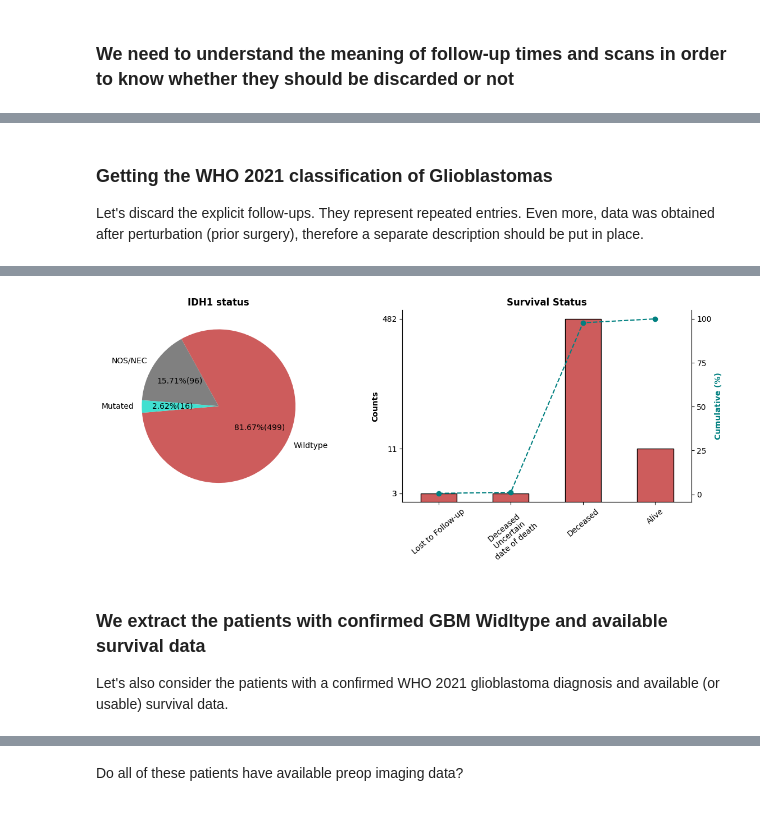
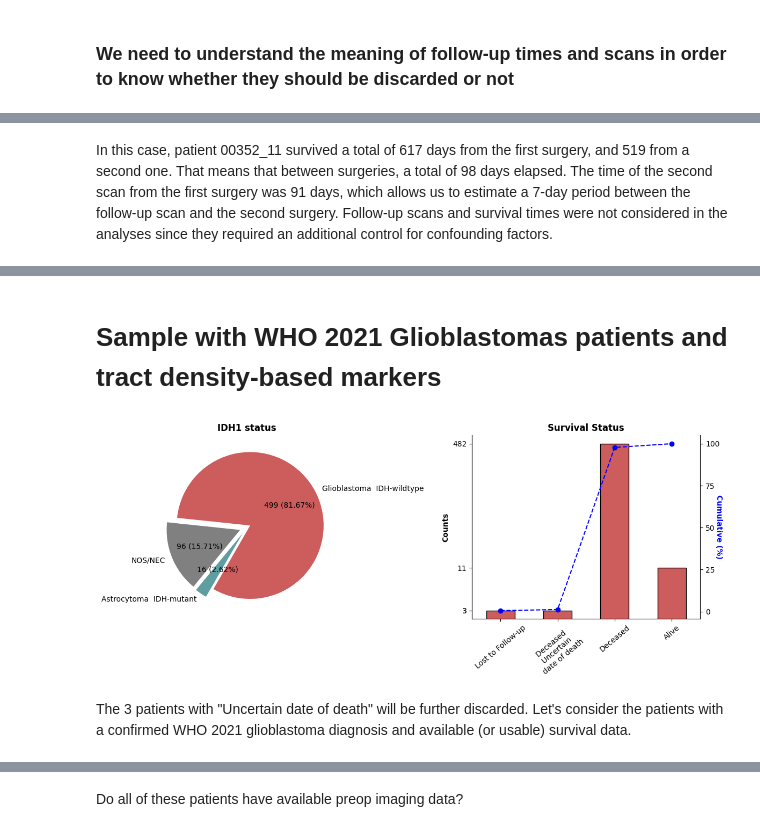
Before and after one commit to JoanSano/NormWM_4_Glioblastoma, a Jupyter notebook: UPENN-GBM/demographics__UPENN.ipynb, the cells around one changed output, grey strips where cells are left out. Cells and saved outputs as stored; diff of their text form; code cells hidden in the pictures.

Commit message:
UPENN -- demographics notebook finished

```diff
--- a/UPENN-GBM/demographics__UPENN.ipynb
+++ b/UPENN-GBM/demographics__UPENN.ipynb
@@ -27,10 +27,16 @@ def autopct_format(values):
         absolute = round(pct / 100. * sum(values))
         return f"{absolute} ({pct:.1f}%)"
     return my_format
+# %%
+root = "D:\JoanFR_Sano\Glioblastoma_UPENN-GBM_v2-20221024"
+fmt = "svg"
+stream_th = 0
+figs_folder = f"Demographics-GBM"
+os.makedirs(os.path.join(root, "Figures/TDMaps_IDH1-WT",figs_folder), exist_ok=True)
+daysXmonth = 365/12
 # %% [markdown]
 # We inspect the full clinical sample, without filters
 # %%
-root = "/home/sano/Documents/Joan/Data/Glioblastoma_UPENN-GBM_v2-20221024"
 figs = os.path.join(root, "Figures")
 os.makedirs(figs, exist_ok=True)
 clinical_raw_full = pd.read_csv(os.path.join(root, "data/UPENN-GBM_clinical_info_v2.1.csv"), sep=',')
@@ -126,7 +126,5 @@ ex_available
-# %% [markdown]
-### Getting the WHO 2021 classification of Glioblastomas
-
-Let's discard the explicit follow-ups. They represent repeated entries. Even more, data was obtained after perturbation (prior surgery), therefore a separate description should be put in place.
+# %% [markdown]
+In this case, patient 00352_11 survived a total of 617 days from the first surgery, and 519 from a second one. That means that between surgeries, a total of 98 days elapsed. The time of the second scan from the first surgery was 91 days, which allows us to estimate a 7-day period between the follow-up scan and the second surgery. Follow-up scans and survival times were not considered in the analyses since they required an additional control for confounding factors.
 # %%
 clinical_raw = clinical_raw_full.copy()
 clinical_raw = clinical_raw.loc[clinical_raw["Time_since_baseline_preop"]=="0"]
@@ -138,17 +136,19 @@ clinical_raw.head()
 | 2 | UPENN-GBM-00003_11 | M | 42.82 | 2838 | Deceased | Not Available | Wildtype | ... |
 | 3 | UPENN-GBM-00004_11 | M | 33.43 | 623 | Deceased | Not Available | NOS/NEC | ... |
 | 4 | UPENN-GBM-00005_11 | M | 53.33 | 1143 | Deceased | Not Available | Wildtype | ... |
+# %% [markdown]
+# Sample with WHO 2021 Glioblastomas patients and tract density-based markers
 # %%
 fig, ax = plt.subplots(1,2,figsize=(12,5))
 
 dt = clinical_raw["IDH1"].value_counts()
 dt.plot.pie(
     ax=ax[0],
-    labels=dt.keys(),
-    autopct=lambda p: '{:.2f}%({:.0f})'.format(p,(p/100)*dt.sum()),
-    colors=["indianred", "gray", "turquoise"],
-    explode=[0, 0.0, 0.0],
-    startangle=185
+    labels=["Glioblastoma  IDH-wildtype", "NOS/NEC", "Astrocytoma  IDH-mutant"],
+    autopct=lambda p: '{:.0f} ({:.2f}%)'.format((p/100)*dt.sum(),p),
+    colors=["indianred", "gray", "cadetblue"],
+    explode=[0.05, 0.1, 0.1],
+    startangle=240
 )
 ax[0].set_title("IDH1 status", fontweight='bold')
 ax[0].set_ylabel("")
@@ -158,40 +158,40 @@ dt = clinical_raw.loc[clinical_raw["IDH1"] == "Wildtype"]["Survival_Status"].val
 dt = dt.sort_index(ascending=False)  # Reverse the order of bars
 bars = dt.plot.bar(
     ax=ax[1],
     color="indianred",
     edgecolor="black"
 )
 ax[1].spines[["top", "right"]].set_visible(False)
 ax[1].set_title("Survival Status", fontweight="bold")
 ax[1].set_xlabel(None)
 ax[1].set_ylabel("Counts", fontweight="bold")
 ax[1].set_yscale("log")  # Semilogy scale
 ax[1].set_yticks(dt.values)
 ax[1].set_yticklabels([f"{val}" for val in dt.values])
 ax[1].yaxis.set_minor_locator(plt.NullLocator())  # This disables the small y-tick marks
 ax[1].set_xticklabels(["Lost to Follow-up","Deceased \nUncertain \ndate of death", "Deceased", "Alive"],rotation=40)
 
 cumulative_percent = (dt.cumsum() / dt.sum()) * 100
 ax2 = ax[1].twinx()
 ax2.spines[["top"]].set_visible(False)
 ax2.plot(
     cumulative_percent.index,
     cumulative_percent,
-    color="teal",
+    color="blue",
     linestyle="--",
     marker="o",
     label="Cumulative (%)"
 )
-ax2.set_ylabel("Cumulative (%)", fontweight="bold", color="teal")
+ax2.set_ylabel("Cumulative (%)", fontweight="bold", color="blue", rotation=270)
 ax2.set_yticks([0,25,50,75,100])
 
 fig.tight_layout()
+fig.savefig(os.path.join(root, f"Figures/TDMaps_IDH1-WT/{figs_folder}/diagnosis_KM.{fmt}"), dpi=300, format=fmt, transparent=True, bbox_inches='tight')
+#plt.close()
 # %% [output]
-[figure, old version]
+[figure, new version]
 # %% [markdown]
-### We extract the patients with confirmed GBM Widltype and available survival data
-
-Let's also consider the patients with a confirmed WHO 2021 glioblastoma diagnosis and available (or usable) survival data.
+The 3 patients with "Uncertain date of death" will be further discarded. Let's consider the patients with a confirmed WHO 2021 glioblastoma diagnosis and available (or usable) survival data.
 # %%
 glioblastoma2021_sample = clinical_raw.loc[(clinical_raw["IDH1"]=="Wildtype") & (clinical_raw["Survival_Status"]!="Deceased - uncertain date of death")]
 
```
Also changed, not shown: parts of 29 cells of this notebook.
